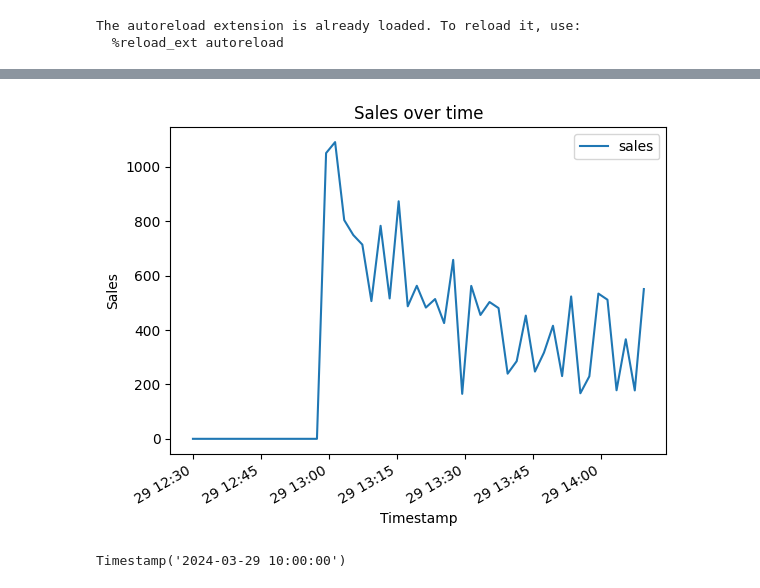
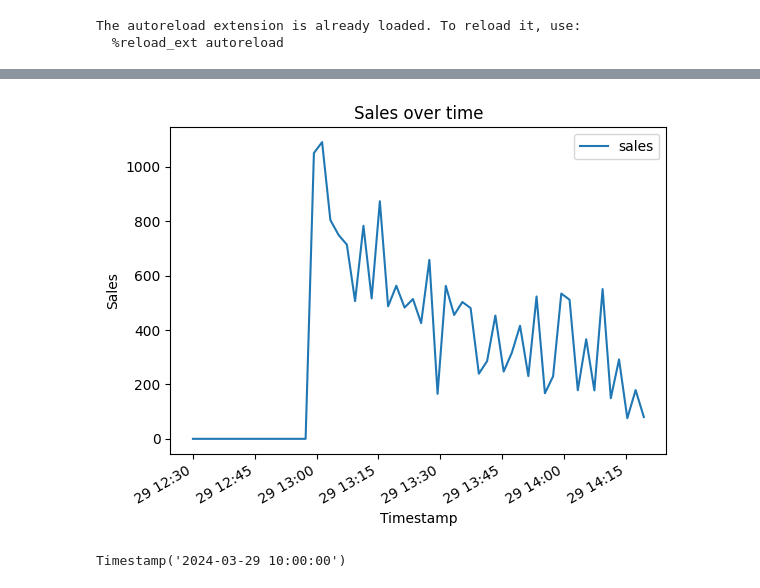
Before and after one commit to attiamani98/praice, a Jupyter notebook: fastapi/model_testing.ipynb, the cells around one changed output, grey strips where cells are left out. Saved outputs shown, nothing was run; the diff lists cells and outputs as text; code cells hidden in the pictures.

Commit message:
update graph

```diff
--- a/fastapi/model_testing.ipynb
+++ b/fastapi/model_testing.ipynb
@@ -36,10 +18,12 @@ product wine, batch wine_c3029230-105a-434b-ba4a-fa84beda31db: explore. sampling
 # %%
 from figures import plot_total_sales
+from model import load_data, preprocess_data
 
-
+sales_data, price_data = load_data()
+preprocessed_df = preprocess_data(sales_data, price_data)
 plot_total_sales(preprocessed_df)
 # %% [output]
-[figure, old version]
+[figure, new version]
 # %%
 from model import load_data, preprocess_data
 
```
Also changed, not shown: parts of 1 cell of this notebook.
